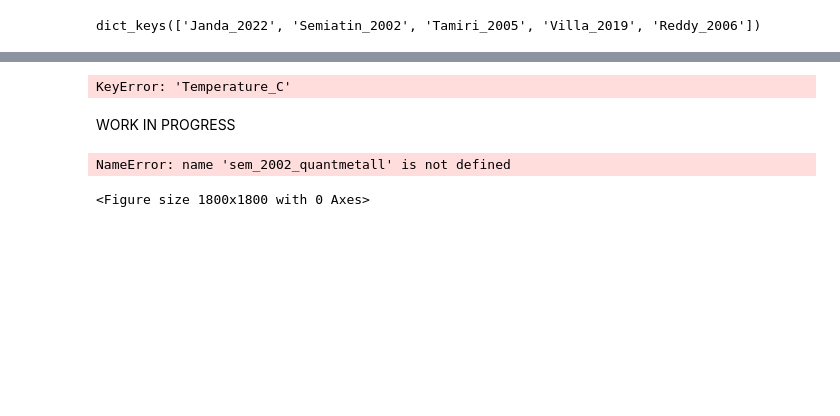
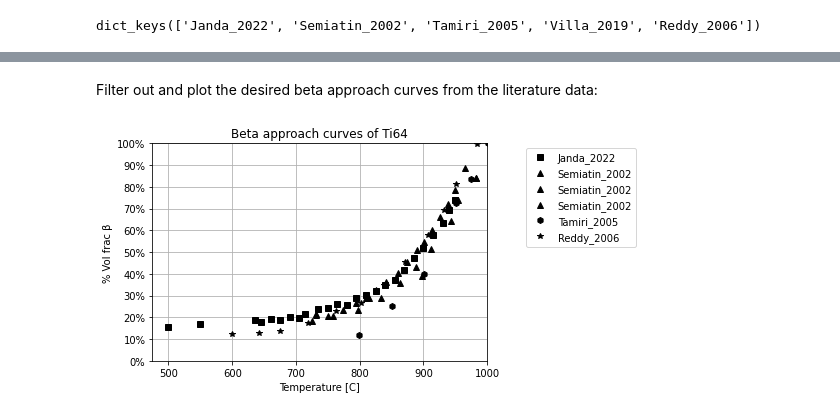
Before and after one commit to RoryAtBar/Ti64-statistical-modelling, a Jupyter notebook: Beta-approach_curve_plotter.ipynb, the cells around one changed output, grey strips where cells are left out. Cells and saved outputs as stored; diff of their text form; code cells hidden in the pictures; blank space fills up the shorter version.

```diff
--- a/Beta-approach_curve_plotter.ipynb
+++ b/Beta-approach_curve_plotter.ipynb
@@ -34,11 +37,9 @@ dict_keys(['Janda_2022', 'Semiatin_2002', 'Tamiri_2005', 'Villa_2019', 'Reddy_20
 # %%
-# Save beta-approach data to lit_data dictionary with metadata
-# Save lit_data dictionary as varibale to be used elsewhere.
+
 for paper in lit_data['Papers'].keys():
-    print(f"Getting data for {paper}...")
     for curve_no, curve_metadata in enumerate(lit_data['Papers'][paper]['Curves']):
-        print(f"\t{lit_data['Papers'][paper]['Curves'][curve_no]['Curve_location']}...")
-        approach_data = pd.read_csv(lit_data['Papers'][paper]['Curves'][curve_no]['Curve_location'],
+
+        lit_data['Papers'][paper]['Curves'][curve_no]['data'] = pd.read_csv(lit_data['Papers'][paper]['Curves'][curve_no]['Curve_location'],
                                      sep=",", skiprows=0)
-        lit_data['Papers'][paper]['Curves'][curve_no]['data'] = approach_data
+
 pickle.dump(lit_data, open('lit_beta-approach_curves.pkl', 'wb'))
@@ -60,46 +46,10 @@ Getting data for Reddy_2006...
-# %%
-
-curve_list_filtered, no_curves,\
-Paper_list, Authors = curve_filter(lit_data,
-                                   )
-
-beta_approach_curve_plotter(curve_list_filtered, Authors)
-# %% [output]
-KeyError: 'Temperature_C'
-# %% [markdown]
-WORK IN PROGRESS
-# %%
-plt.figure(figsize=(6,6), dpi=300, facecolor="white")
-
-# Semiatin 2002_quant_metall
-sem_2002 = lit_data['Papers'][paper]['Curves'][curve_no]['data']
-plt.plot(sem_2002_quantmetall.iloc[:,0], sem_2002_quantmetall.iloc[:,1],
-         linestyle="None", marker="o", color='k', label="sem_2002_quant_metall")
-
-# Semiatin 2002_microbe
-plt.plot(sem_2002_microbe.iloc[:,0], sem_2002_microbe.iloc[:,1],
-         color='k', label="sem_2002_microbe")
-
-# Castro & Serphin 1966
-plt.plot(castro_1966_measured.iloc[:,0], castro_1966_measured.iloc[:,1],
-         linestyle="dashed", color='k', label="Castro_1966")
-
-# Tamirisakandala 2005
-plt.scatter(tamiri_2005_measured.iloc[:,0], tamiri_2005_measured.iloc[:,1],
-         linestyle="None", marker='o', facecolors='none', edgecolors='k', label="Tamiri_2005")
-
-# Janda 2022
-plt.scatter(janda_2022_measured.iloc[:,0], janda_2022_measured.iloc[:,1],
-         linestyle="None", marker='o', facecolors='none', edgecolors='r', label="Janda_2022")
-
-plt.xlim([None,1000])
-plt.xlabel(f"Temperature [C]")
-plt.ylim([0,100])
-plt.ylabel(f"% Vol frac β")
-plt.yticks([0,10,20,30,40,50,60,70,80,90,100],
-           ["0%","10%","20%","30%","40%","50%","60%","70%","80%","90%","100%"])
-plt.grid()
-plt.legend()
-# %% [output]
-NameError: name 'sem_2002_quantmetall' is not defined
-<Figure size 1800x1800 with 0 Axes>
+# %% [markdown]
+Filter out and plot the desired beta approach curves from the literature data:
+# %%
+authors_list = ['A. Janda', 'S.L. Semiatin', 'S. Tamirisakandala', 'N.S. Reddy']
+
+filtered_data = beta_approach_curve_filter(lit_data, authors_list)
+# %%
+beta_approach_curve_plotter(filtered_data)
+# %% [output]
+[figure, added]
```
Also changed, not shown: parts of 6 cells of this notebook, 2 other files.
